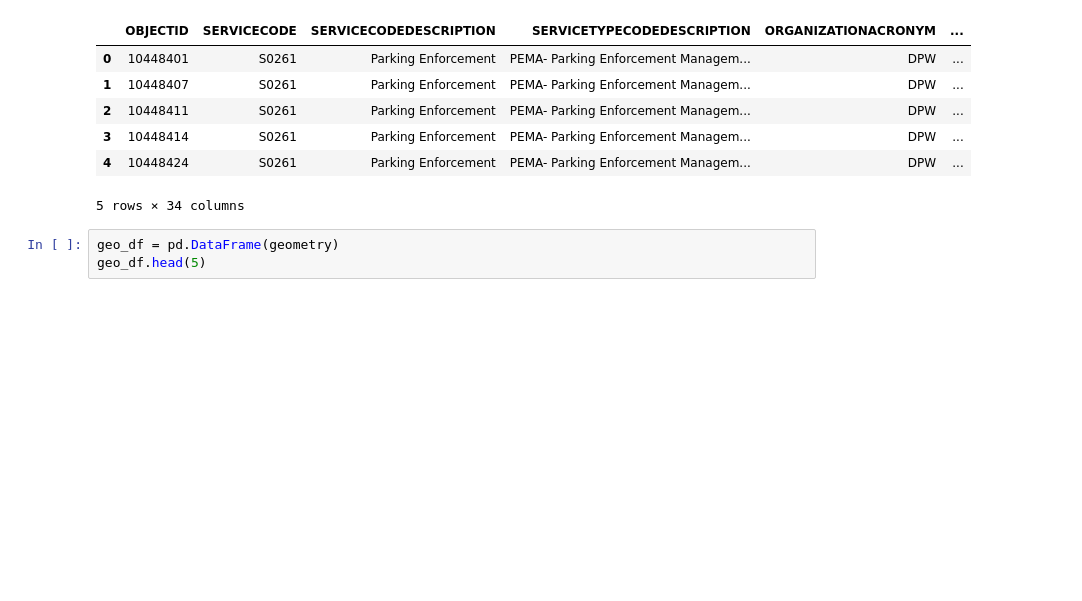
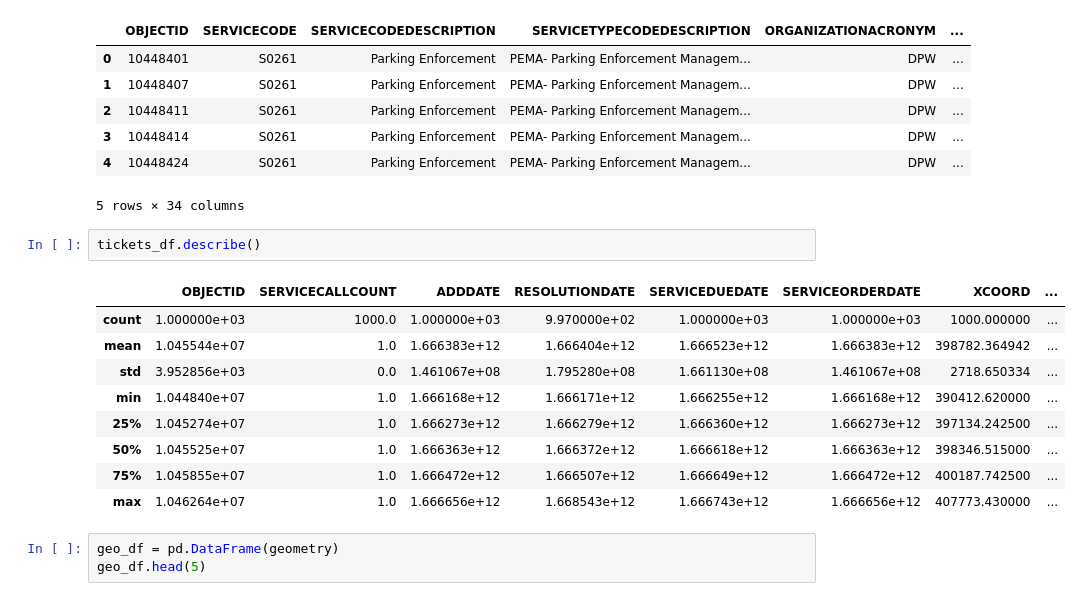
Before and after one commit to dylanbhughes/code_day_dc, a Jupyter notebook: get_data_and_plot.ipynb, the cells around one changed output. Cells and saved outputs as stored; diff of their text form; blank space fills up the shorter version.

```diff
--- a/get_data_and_plot.ipynb
+++ b/get_data_and_plot.ipynb
@@ -77,6 +100,18 @@ tickets_df.head(5)
 | 3 | 10448414 | S0261 | Parking Enforcement | PEMA- Parking Enforcement Managem... | DPW | ... |
 | 4 | 10448424 | S0261 | Parking Enforcement | PEMA- Parking Enforcement Managem... | DPW | ... |
 5 rows × 34 columns
+# %%
+tickets_df.describe()
+# %% [output]
+|  | OBJECTID | SERVICECALLCOUNT | ADDDATE | RESOLUTIONDATE | SERVICEDUEDATE | SERVICEORDERDATE | XCOORD | ... |
+| count | 1.000000e+03 | 1000.0 | 1.000000e+03 | 9.970000e+02 | 1.000000e+03 | 1.000000e+03 | 1000.000000 | ... |
+| mean | 1.045544e+07 | 1.0 | 1.666383e+12 | 1.666404e+12 | 1.666523e+12 | 1.666383e+12 | 398782.364942 | ... |
+| std | 3.952856e+03 | 0.0 | 1.461067e+08 | 1.795280e+08 | 1.661130e+08 | 1.461067e+08 | 2718.650334 | ... |
+| min | 1.044840e+07 | 1.0 | 1.666168e+12 | 1.666171e+12 | 1.666255e+12 | 1.666168e+12 | 390412.620000 | ... |
+| 25% | 1.045274e+07 | 1.0 | 1.666273e+12 | 1.666279e+12 | 1.666360e+12 | 1.666273e+12 | 397134.242500 | ... |
+| 50% | 1.045525e+07 | 1.0 | 1.666363e+12 | 1.666372e+12 | 1.666618e+12 | 1.666363e+12 | 398346.515000 | ... |
+| 75% | 1.045855e+07 | 1.0 | 1.666472e+12 | 1.666507e+12 | 1.666649e+12 | 1.666472e+12 | 400187.742500 | ... |
+| max | 1.046264e+07 | 1.0 | 1.666656e+12 | 1.668543e+12 | 1.666743e+12 | 1.666656e+12 | 407773.430000 | ... |
 # %%
 geo_df = pd.DataFrame(geometry)
 geo_df.head(5)
```
Also changed, not shown: parts of 6 cells of this notebook, 2 other files.
